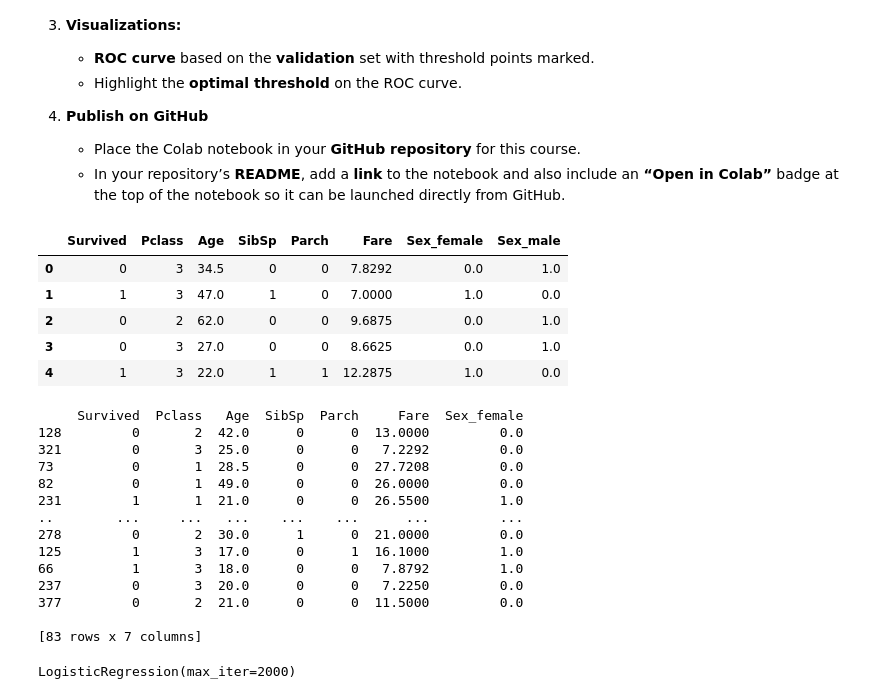
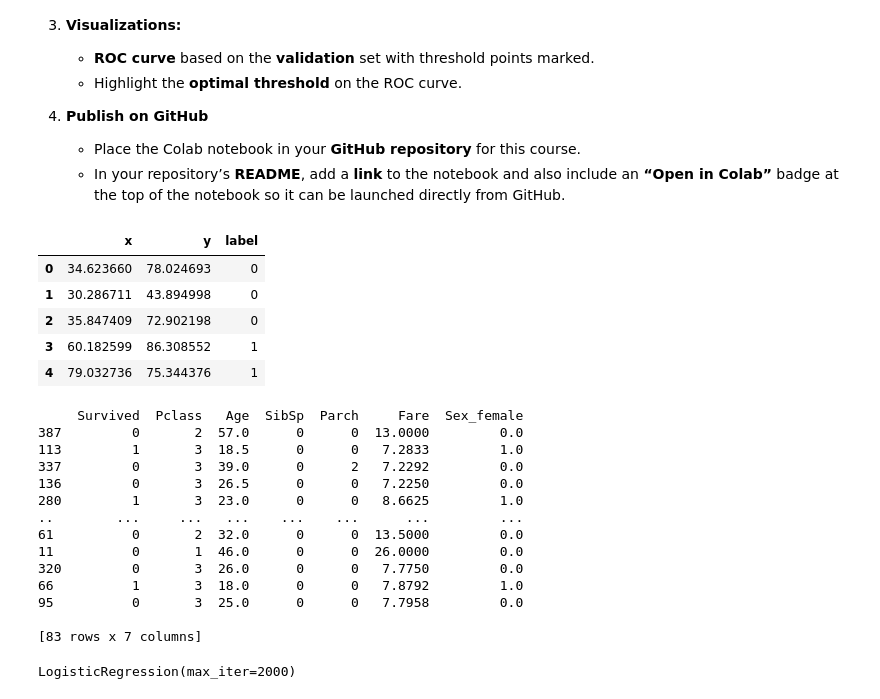
Before and after one commit to kaluznys/uczenie_maszynowe_UW, a Jupyter notebook: praca_domowa_3.ipynb, the cells around one changed output. Saved outputs shown, nothing was run; the diff lists cells and outputs as text; code cells hidden in the pictures.

```diff
--- a/praca_domowa_3.ipynb
+++ b/praca_domowa_3.ipynb
@@ -75,39 +75,47 @@ import seaborn as sns
 # %%
 dane = pd.read_csv("/tested[1].csv")
 dane = dane.drop(columns=[ "PassengerId",'Name', "Ticket", "Cabin", 'Embarked'])
 dane = dane.dropna()
 dane = pd.get_dummies(dane, columns=['Sex'], dtype=float)
 dane = pd.DataFrame(dane)
 
 dane.head()
+
+dane2 = pd.read_csv("/ex2data1[1].csv")
+dane2.head()
 # %% [output]
-|  | Survived | Pclass | Age | SibSp | Parch | Fare | Sex_female | Sex_male |
-| 0 | 0 | 3 | 34.5 | 0 | 0 | 7.8292 | 0.0 | 1.0 |
-| 1 | 1 | 3 | 47.0 | 1 | 0 | 7.0000 | 1.0 | 0.0 |
-| 2 | 0 | 2 | 62.0 | 0 | 0 | 9.6875 | 0.0 | 1.0 |
-| 3 | 0 | 3 | 27.0 | 0 | 0 | 8.6625 | 0.0 | 1.0 |
-| 4 | 1 | 3 | 22.0 | 1 | 1 | 12.2875 | 1.0 | 0.0 |
+|  | x | y | label |
+| 0 | 34.623660 | 78.024693 | 0 |
+| 1 | 30.286711 | 43.894998 | 0 |
+| 2 | 35.847409 | 72.902198 | 0 |
+| 3 | 60.182599 | 86.308552 | 1 |
+| 4 | 79.032736 | 75.344376 | 1 |
 # %%
 from sklearn.model_selection import train_test_split
 from sklearn.linear_model import LinearRegression, LogisticRegression
 X = dane.iloc[:, :-1]
 y = dane.iloc[:, -1]
 X_train, X_test, y_train, y_test = train_test_split(X, y, test_size=0.25)
-X_train, X_valid, y_train, y_valid = train_test_split(X_train, y_train, test_size=0.2)
+X_train, X_valid, y_train, y_valid = train_test_split(X_train, y_train, test_size=0.25)
 print(X_test)
+
+X2 = dane2.iloc[:, :-1]
+y2= dane2.iloc[:, -1]
+X2_train, X2_test, y2_train, y2_test = train_test_split(X2, y2, test_size=0.25)
+X2_train, X2_valid, y2_train, y2_valid = train_test_split(X2_train, y2_train, test_size=0.25)
 # %% [output]
      Survived  Pclass   Age  SibSp  Parch     Fare  Sex_female
-128         0       2  42.0      0      0  13.0000         0.0
-321         0       3  25.0      0      0   7.2292         0.0
-73          0       1  28.5      0      0  27.7208         0.0
-82          0       1  49.0      0      0  26.0000         0.0
-231         1       1  21.0      0      0  26.5500         1.0
+387         0       2  57.0      0      0  13.0000         0.0
+113         1       3  18.5      0      0   7.2833         1.0
+337         0       3  39.0      0      2   7.2292         0.0
+136         0       3  26.5      0      0   7.2250         0.0
+280         1       3  23.0      0      0   8.6625         1.0
 ..        ...     ...   ...    ...    ...      ...         ...
-278         0       2  30.0      1      0  21.0000         0.0
-125         1       3  17.0      0      1  16.1000         1.0
+61          0       2  32.0      0      0  13.5000         0.0
+11          0       1  46.0      0      0  26.0000         0.0
+320         0       3  26.0      0      0   7.7750         0.0
 66          1       3  18.0      0      0   7.8792         1.0
-237         0       3  20.0      0      0   7.2250         0.0
-377         0       2  21.0      0      0  11.5000         0.0
+95          0       3  25.0      0      0   7.7958         0.0
 
 [83 rows x 7 columns]
 # %%
```
Also changed, not shown: parts of 2 cells of this notebook.
